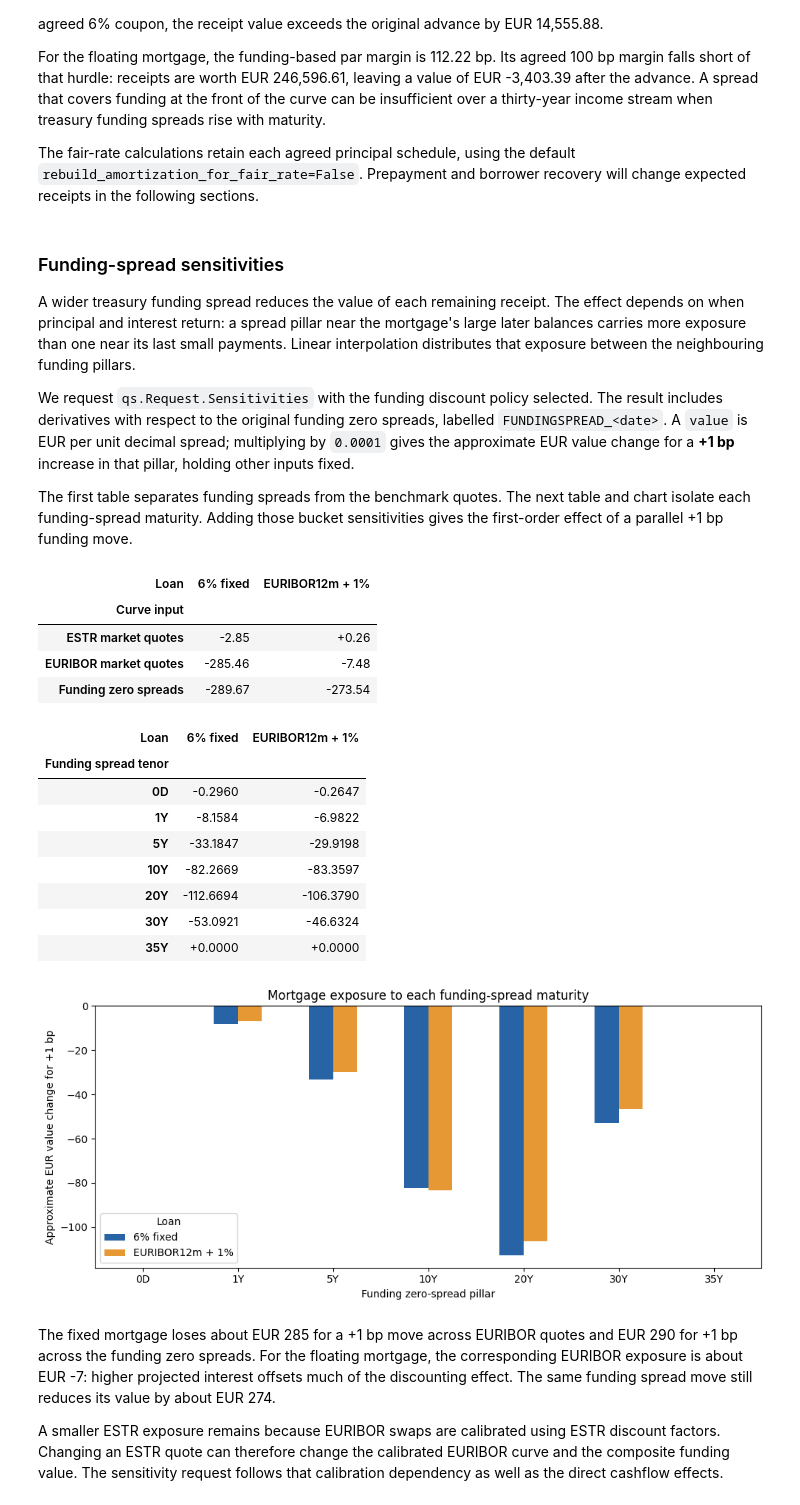
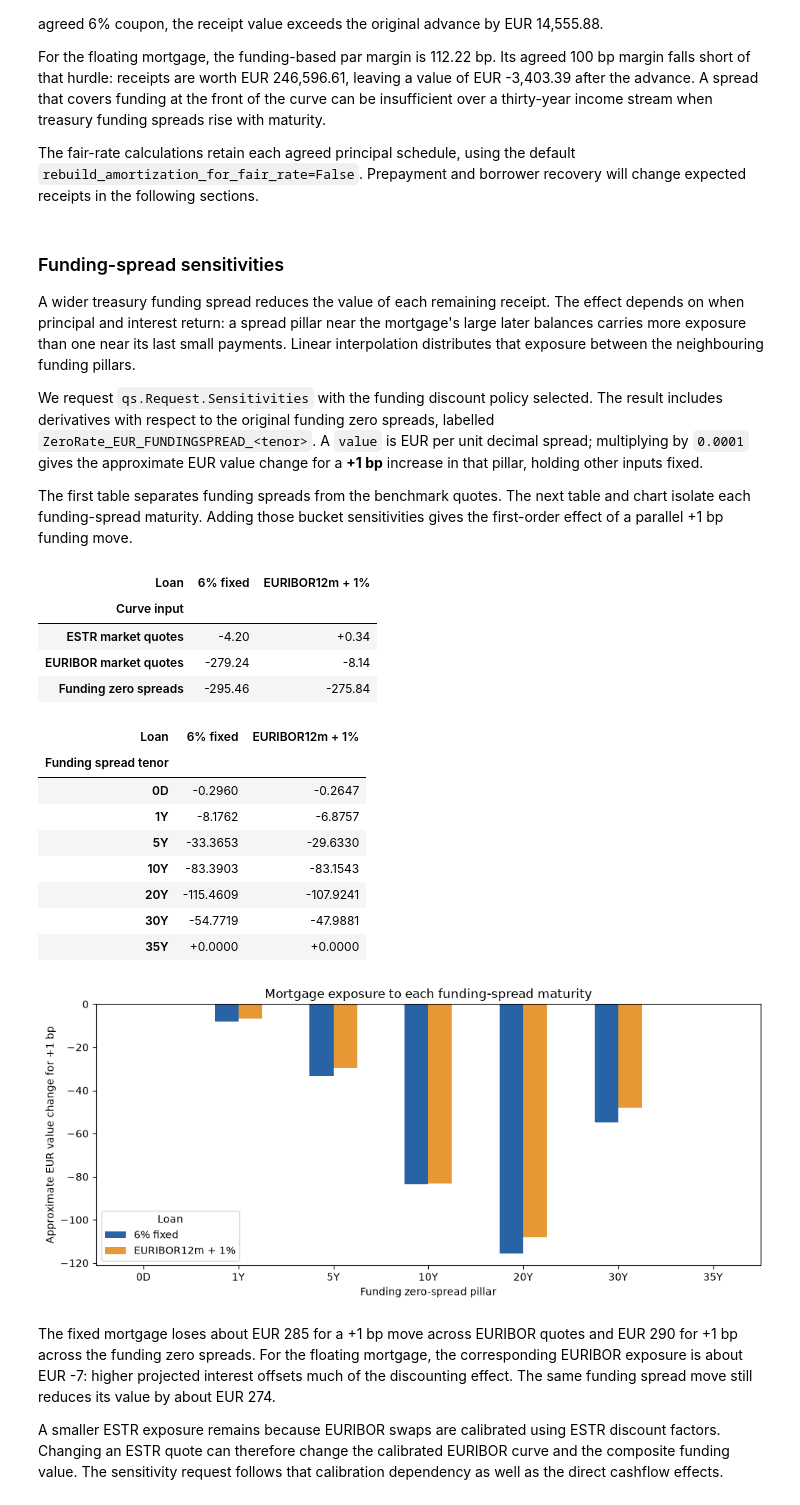
Before and after one commit to jmelo11/quantsupport, a Jupyter notebook: bindings/python/examples/valuation/loans/loans.ipynb, the cells around one changed output. Drawn from its saved outputs; the diff is of its cells as text; code cells hidden in the pictures.

```diff
--- a/bindings/python/examples/valuation/loans/loans.ipynb
+++ b/bindings/python/examples/valuation/loans/loans.ipynb
@@ -768,25 +768,24 @@ spread_configuration = qs.CurveConfiguration(
     day_counter=qs.DayCounter.Actual360,
     interpolator=qs.Interpolator.Linear,
     enable_extrapolation=False,
-    construction=qs.CurveConstruction.zero_rate(
-        pillars=funding_tenors,
-        rates=funding_spreads,
-        compounding=qs.Compounding.Continuous,
-        frequency=qs.Frequency.Annual,
-    ),
+    quotes=[f"ZeroRate_EUR_FUNDINGSPREAD_{tenor}" for tenor in funding_tenors],
 )
-funding_configuration = qs.CurveConfiguration(
-    market_index=cost_of_funds_index,
-    construction=qs.CurveConstruction.composite(
-        base_index=qs.MarketIndex.EURIBOR12m, spread_index=funding_spread_index
-    ),
-)
+funding_configuration = qs.CurveConfiguration.composite(market_index=cost_of_funds_index, base_index=qs.MarketIndex.EURIBOR12m, spread_index=funding_spread_index)
 funding_policy = qs.FixedIncomeDiscountPolicy(
     discount_curve_by_currency={qs.Currency.EUR: cost_of_funds_index}
 )
 benchmark_policy = qs.FixedIncomeDiscountPolicy(
     discount_curve_by_currency={qs.Currency.EUR: qs.MarketIndex.EURIBOR12m}
 )
+funding_quote_records = [
+    {"identifier": identifier, **dict(zip(("mid", "bid", "ask"), market.quotes.levels(identifier)))}
+    for identifier in market.quotes.identifiers()
+]
+funding_quote_records += [
+    {"identifier": f"ZeroRate_EUR_FUNDINGSPREAD_{tenor}", "mid": rate}
+    for tenor, rate in zip(funding_tenors, funding_spreads)
+]
+context.quotes = qs.QuoteStore.from_dict({"reference_date": str(valuation_date), "quotes": funding_quote_records})
 context.curves = market.curves + [spread_configuration, funding_configuration]
 context.fixed_income_policy = funding_policy
 
@@ -874,7 +873,7 @@ the neighbouring funding pillars.
 
 We request `qs.Request.Sensitivities` with the funding discount policy selected.
 The result includes derivatives with respect to the original funding zero
-spreads, labelled `FUNDINGSPREAD_<date>`. A `value` is EUR per unit decimal
+spreads, labelled `ZeroRate_EUR_FUNDINGSPREAD_<tenor>`. A `value` is EUR per unit decimal
 spread; multiplying by `0.0001` gives the approximate EUR value change for a
 **+1 bp** increase in that pillar, holding other inputs fixed.
 
@@ -915,47 +914,47 @@ funding_pv01 = funding_risk.pivot_table(
 display(funding_pv01.style.format("{:+,.2f}"))
 
 funding_pillar_labels = [
-    f"{funding_spread_index}_{valuation_date + tenor}" for tenor in funding_tenors
+    f"ZeroRate_EUR_FUNDINGSPREAD_{tenor}" for tenor in funding_tenors
 ]
 funding_spread_sensitivities = (
     funding_risk.loc[funding_risk.pillar.isin(funding_pillar_labels)]
     .pivot(index="pillar", columns="Loan", values="EUR change for +1bp")
     .reindex(funding_pillar_labels)
 )
 funding_spread_sensitivities.index = pd.Index(
     [str(tenor) for tenor in funding_tenors], name="Funding spread tenor"
 )
 display(funding_spread_sensitivities.style.format("{:+,.4f}"))
 
 axis = funding_spread_sensitivities.plot.bar(
     figsize=(10, 4.5), color=["#2864a5", "#e69834"]
 )
 axis.axhline(0, color="black", linewidth=0.8)
 axis.set(
     ylabel="Approximate EUR value change for +1 bp",
     xlabel="Funding zero-spread pillar",
     title="Mortgage exposure to each funding-spread maturity",
 )
 axis.legend(title="Loan")
 plt.xticks(rotation=0)
 plt.tight_layout()
 plt.show()
 # %% [output]
 | Loan | 6% fixed | EURIBOR12m + 1% |
 | Curve input |  |  |
-| ESTR market quotes | -2.85 | +0.26 |
-| EURIBOR market quotes | -285.46 | -7.48 |
-| Funding zero spreads | -289.67 | -273.54 |
+| ESTR market quotes | -4.20 | +0.34 |
+| EURIBOR market quotes | -279.24 | -8.14 |
+| Funding zero spreads | -295.46 | -275.84 |
 | Loan | 6% fixed | EURIBOR12m + 1% |
 | Funding spread tenor |  |  |
 | 0D | -0.2960 | -0.2647 |
-| 1Y | -8.1584 | -6.9822 |
-| 5Y | -33.1847 | -29.9198 |
-| 10Y | -82.2669 | -83.3597 |
-| 20Y | -112.6694 | -106.3790 |
-| 30Y | -53.0921 | -46.6324 |
+| 1Y | -8.1762 | -6.8757 |
+| 5Y | -33.3653 | -29.6330 |
+| 10Y | -83.3903 | -83.1543 |
+| 20Y | -115.4609 | -107.9241 |
+| 30Y | -54.7719 | -47.9881 |
 | 35Y | +0.0000 | +0.0000 |
-[figure, old version]
+[figure, new version]
 # %% [markdown]
 The fixed mortgage loses about EUR 285 for a +1 bp move across EURIBOR quotes
 and EUR 290 for +1 bp across the funding zero spreads. For the floating mortgage,
```
Also changed, not shown: parts of 15 cells of this notebook, 55 other files.
